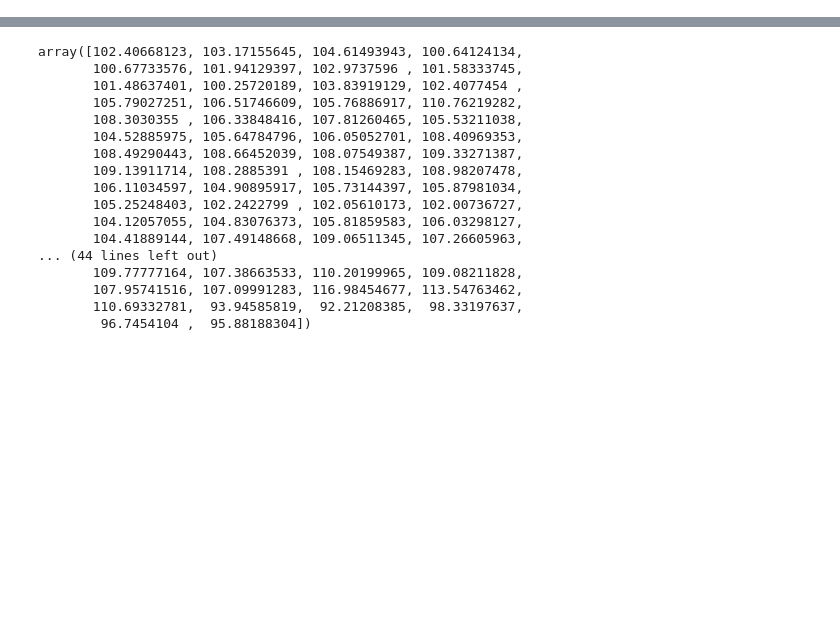
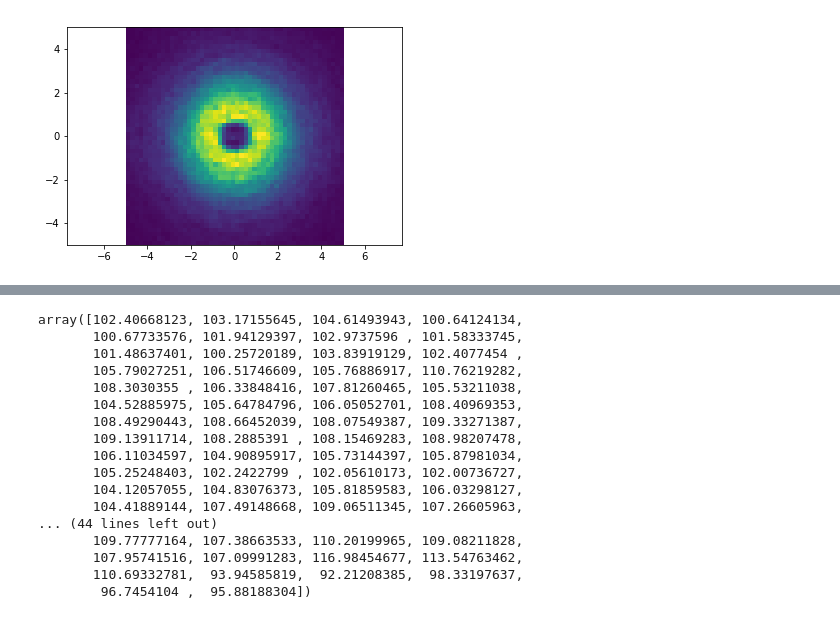
Before and after one commit to ctorney/wildFront, a Jupyter notebook: analysis/trajectories.ipynb, the cells around one changed output, grey strips where cells are left out. Cells and saved outputs as stored; diff of their text form; code cells hidden in the pictures; blank space fills up the shorter version.

```diff
--- a/analysis/trajectories.ipynb
+++ b/analysis/trajectories.ipynb
@@ -25,0 +36,35 @@ beestList = np.unique(BFA[:,0])
+# %%
+#BFA = np.load('BFA.npy')
+#0 - id, 1-xf, 2-yf, 3-vx, 4-vy, 5-ax, 6-ay, 7,8,9,10-xns,-11,12,13,14-yns
+nbs = np.zeros((2,4*len(BFA)))
+thresh = 0.00
+
+k = 0
+
+
+for t in range(len(BFA)):
+    accels = np.sqrt(BFA[t,5]**2+BFA[t,6]**2)
+    if accels<thresh:
+        continue
+    angle = np.arctan2(BFA[t,4],BFA[t,3])
+
+    c, s = np.cos(angle), -np.sin(angle)
+    R = np.array(((c,-s), (s, c)))
+
+    for i in range(4):
+        relx = BFA[t,i+7]-BFA[t,1]
+        rely = BFA[t,i+11]-BFA[t,2]
+        rotx = c*relx - s*rely
+        roty = s*relx + c*rely
+        nbs[0,k] = rotx
+        nbs[1,k] = roty
+        k+=1
+nbs = nbs[:,0:k]
+
+xmin=-5
+xmax=5
+plt.hist2d(nbs[0],nbs[1],range=([[xmin, xmax], [xmin, xmax]]),bins=50,vmin=0,vmax=1550)
+plt.axis('equal')
+plt.show()
+# %% [output]
+[figure, added]
```
Also changed, not shown: parts of 11 cells of this notebook, 5 other files.
